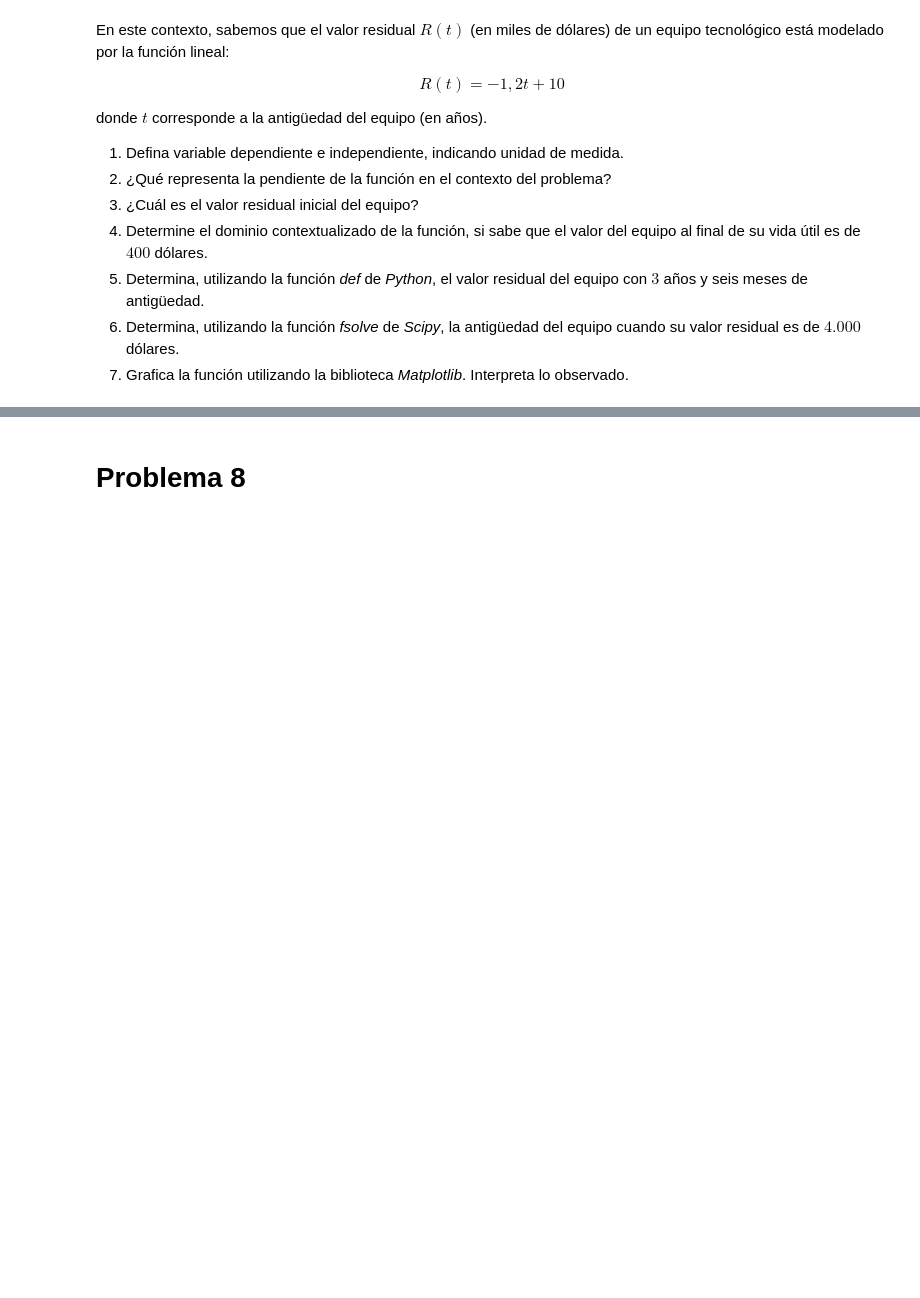
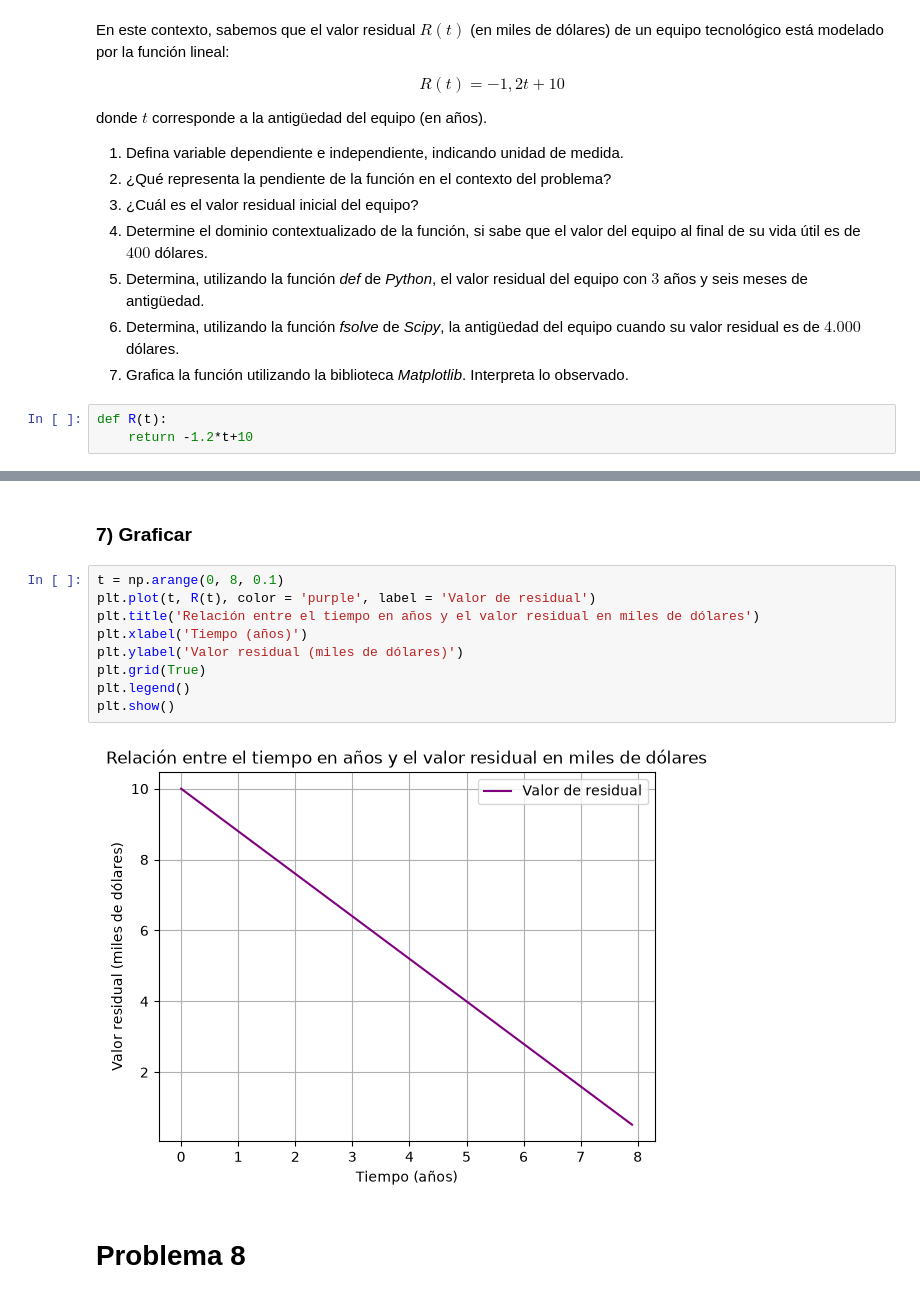
Before and after one commit to Roten-chan/Matem-tica-aplicada-p, a Jupyter notebook: G2_Función_Lineal.ipynb, the cells around one changed output, grey strips where cells are left out. Saved outputs shown, nothing was run; the diff lists cells and outputs as text; blank space fills up the shorter version.

```diff
--- a/G2_Función_Lineal.ipynb
+++ b/G2_Función_Lineal.ipynb
@@ -393,3 +399,6 @@ donde $t$ corresponde a la antigüedad del equipo (en años).
 5. Determina, utilizando la función *def* de *Python*, el valor residual del equipo con $3$ años y seis meses de antigüedad.
 6. Determina, utilizando la función *fsolve*  de *Scipy*, la antigüedad del equipo cuando su valor residual es de $4.000$ dólares.
 7. Grafica la función utilizando la biblioteca *Matplotlib*. Interpreta lo observado.
+# %%
+def R(t):
+    return -1.2*t+10
@@ -396,3 +431,16 @@ donde $t$ corresponde a la antigüedad del equipo (en años).
+# %% [markdown]
+### 7) Graficar
+# %%
+t = np.arange(0, 8, 0.1)
+plt.plot(t, R(t), color = 'purple', label = 'Valor de residual')
+plt.title('Relación entre el tiempo en años y el valor residual en miles de dólares')
+plt.xlabel('Tiempo (años)')
+plt.ylabel('Valor residual (miles de dólares)')
+plt.grid(True)
+plt.legend()
+plt.show()
+# %% [output]
+[figure, added]
 # %% [markdown]
 # Problema 8
 # %% [markdown]
```
Also changed, not shown: parts of 9 cells of this notebook.
